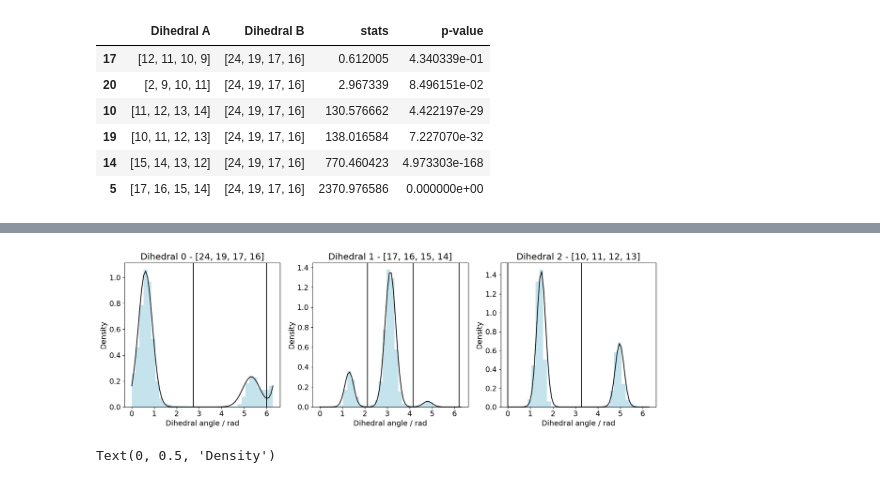
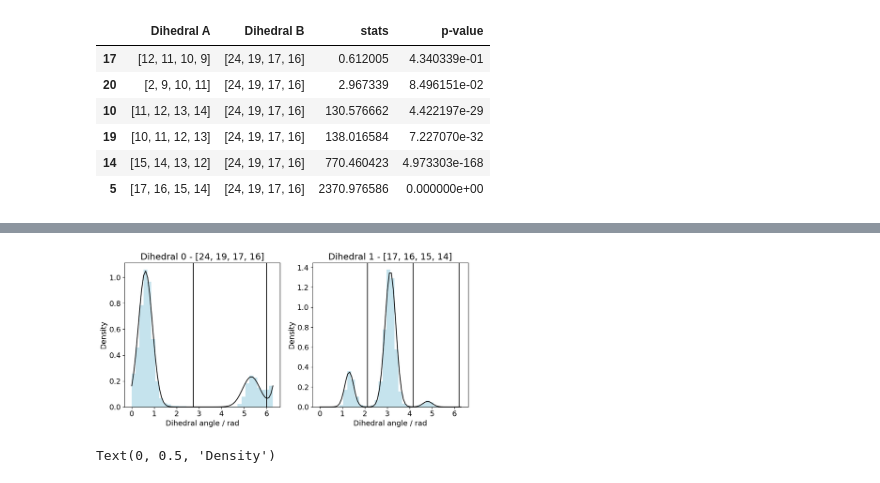
Before and after one commit to rinikerlab/TorsionAngularBinStrings, a Jupyter notebook: Analysis/CustomTabsMacrocycle.ipynb, the cells around one changed output, grey strips where cells are left out. Drawn from its saved outputs; the diff is of its cells as text; code cells hidden in the pictures.

```diff
--- a/Analysis/CustomTabsMacrocycle.ipynb
+++ b/Analysis/CustomTabsMacrocycle.ipynb
@@ -17,2 +20,4 @@ template = Chem.MolFromMolFile("../Data/Tests/ligand.sdf",removeHs=False)
+# %%
+mol = Chem.MolFromMolFile("../Data/Tests/macrocycle.sdf",removeHs=False)
 # %%
 rdDepictor.SetPreferCoordGen(True)
@@ -120,0 +60,2 @@ array([[3.1199343],
+# %%
+profiles = pickle.load(open("../Data/Tests/macrocycleDihedralProfiles.pkl", "rb"))
@@ -301,4 +141,3 @@ previously
 # %%
 indicesOfInterest = [[24,19,17,16],
-                     [17,16,15,14],
-                     [10,11,12,13]]
+                     [17,16,15,14]]
@@ -309,10 +144,13 @@ customProfiles = custom.GetTorsionProfilesFromMDTraj(traj, indicesOfInterest)
+# %%
+tmp = profiles[tuple(indicesOfInterest[0])]
+customProfiles = np.hstack([tmp, profiles[tuple(indicesOfInterest[1])]])
 # %%
 binsize = np.pi*2/36
 yHists, yHistsCount, xHist = custom.ComputeTorsionHistograms(customProfiles,binsize)
 # %%
-info2 = custom.CustomDihedralInfo(mol2, indicesOfInterest, customProfiles, showFits=True)
+info2 = custom.CustomDihedralInfo(mol, indicesOfInterest, customProfiles, showFits=True)
 # %% [output]
-[figure, old version]
+[figure, new version]
 # %%
 plt.rcParams['font.size'] = 20
 fig, ax = plt.subplots(1, 1, figsize=(10, 8))
```
Also changed, not shown: parts of 38 cells of this notebook.
